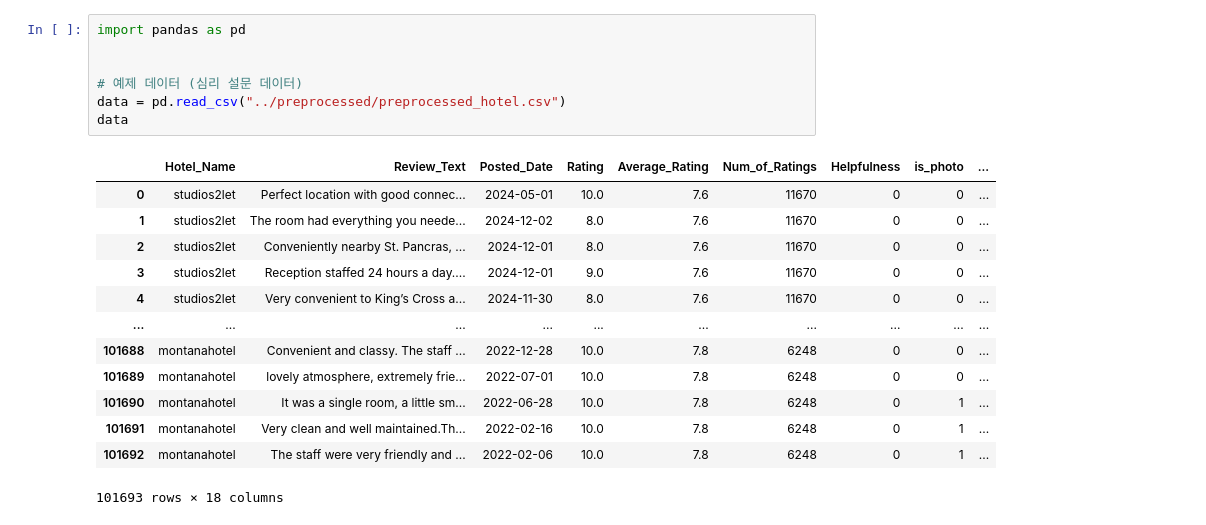
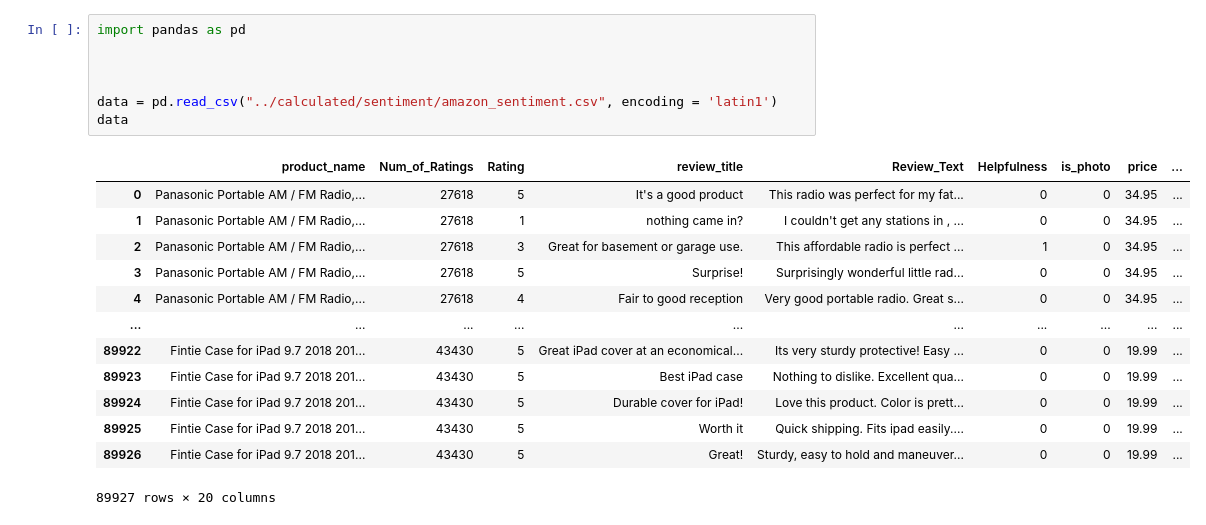
Before and after one commit to bhw119/PADA_LAB, a Jupyter notebook: 구조방정식/PAF.ipynb, the cells around one changed output. Drawn from its saved outputs; the diff is of its cells as text.

```diff
--- a/구조방정식/PAF.ipynb
+++ b/구조방정식/PAF.ipynb
@@ -1,24 +1,24 @@
 # %%
 import pandas as pd
 
 
-# 예제 데이터 (심리 설문 데이터)
-data = pd.read_csv("../preprocessed/preprocessed_hotel.csv")
+
+data = pd.read_csv("../calculated/sentiment/amazon_sentiment.csv", encoding = 'latin1')
 data
 # %% [output]
-|  | Hotel_Name | Review_Text | Posted_Date | Rating | Average_Rating | Num_of_Ratings | Helpfulness | is_photo | ... |
-| 0 | studios2let | Perfect location with good connec... | 2024-05-01 | 10.0 | 7.6 | 11670 | 0 | 0 | ... |
-| 1 | studios2let | The room had everything you neede... | 2024-12-02 | 8.0 | 7.6 | 11670 | 0 | 0 | ... |
-| 2 | studios2let | Conveniently nearby St. Pancras, ... | 2024-12-01 | 8.0 | 7.6 | 11670 | 0 | 0 | ... |
-| 3 | studios2let | Reception staffed 24 hours a day.... | 2024-12-01 | 9.0 | 7.6 | 11670 | 0 | 0 | ... |
-| 4 | studios2let | Very convenient to King’s Cross a... | 2024-11-30 | 8.0 | 7.6 | 11670 | 0 | 0 | ... |
+|  | product_name | Num_of_Ratings | Rating | review_title | Review_Text | Helpfulness | is_photo | price | ... |
+| 0 | Panasonic Portable AM / FM Radio,... | 27618 | 5 | It's a good product | This radio was perfect for my fat... | 0 | 0 | 34.95 | ... |
+| 1 | Panasonic Portable AM / FM Radio,... | 27618 | 1 | nothing came in? | I couldn't get any stations in , ... | 0 | 0 | 34.95 | ... |
+| 2 | Panasonic Portable AM / FM Radio,... | 27618 | 3 | Great for basement or garage use. | This affordable radio is perfect ... | 1 | 0 | 34.95 | ... |
+| 3 | Panasonic Portable AM / FM Radio,... | 27618 | 5 | Surprise! | Surprisingly wonderful little rad... | 0 | 0 | 34.95 | ... |
+| 4 | Panasonic Portable AM / FM Radio,... | 27618 | 4 | Fair to good reception | Very good portable radio. Great s... | 0 | 0 | 34.95 | ... |
 | ... | ... | ... | ... | ... | ... | ... | ... | ... | ... |
-| 101688 | montanahotel | Convenient and classy. The staff ... | 2022-12-28 | 10.0 | 7.8 | 6248 | 0 | 0 | ... |
-| 101689 | montanahotel | lovely atmosphere, extremely frie... | 2022-07-01 | 10.0 | 7.8 | 6248 | 0 | 0 | ... |
-| 101690 | montanahotel | It was a single room, a little sm... | 2022-06-28 | 10.0 | 7.8 | 6248 | 0 | 1 | ... |
-| 101691 | montanahotel | Very clean and well maintained.Th... | 2022-02-16 | 10.0 | 7.8 | 6248 | 0 | 1 | ... |
-| 101692 | montanahotel | The staff were very friendly and ... | 2022-02-06 | 10.0 | 7.8 | 6248 | 0 | 1 | ... |
+| 89922 | Fintie Case for iPad 9.7 2018 201... | 43430 | 5 | Great iPad cover at an economical... | Its very sturdy protective! Easy ... | 0 | 0 | 19.99 | ... |
+| 89923 | Fintie Case for iPad 9.7 2018 201... | 43430 | 5 | Best iPad case | Nothing to dislike. Excellent qua... | 0 | 0 | 19.99 | ... |
+| 89924 | Fintie Case for iPad 9.7 2018 201... | 43430 | 5 | Durable cover for iPad! | Love this product. Color is prett... | 0 | 0 | 19.99 | ... |
+| 89925 | Fintie Case for iPad 9.7 2018 201... | 43430 | 5 | Worth it | Quick shipping. Fits ipad easily.... | 0 | 0 | 19.99 | ... |
+| 89926 | Fintie Case for iPad 9.7 2018 201... | 43430 | 5 | Great! | Sturdy, easy to hold and maneuver... | 0 | 0 | 19.99 | ... |
-101693 rows × 18 columns
+89927 rows × 20 columns
 # %%
 import pandas as pd
 import numpy as np
```
Also changed, not shown: parts of 2 cells of this notebook, 6 other files.
